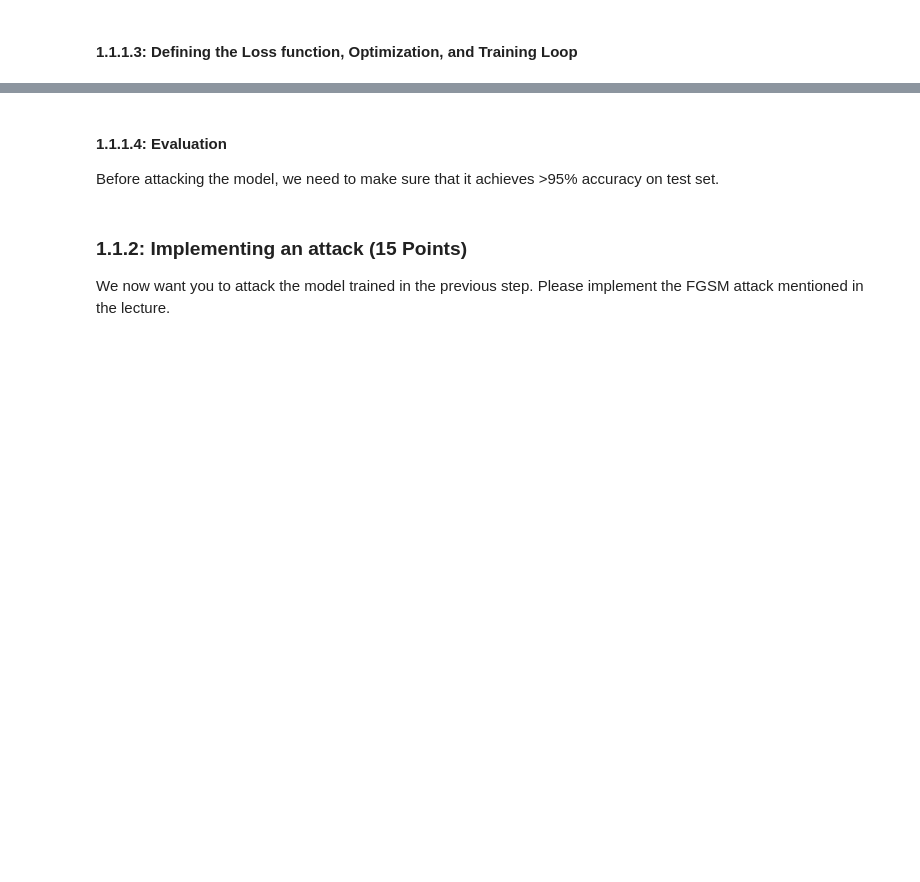
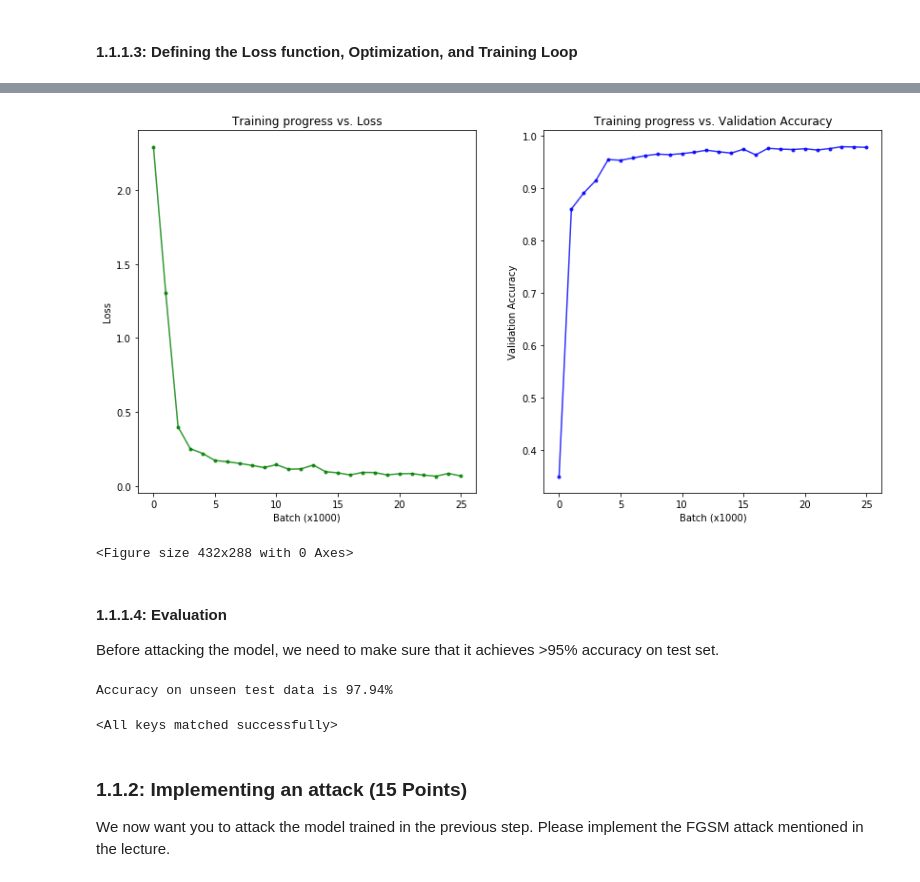
Before and after one commit to muhammadyaseen/mlcysecproj3, a Jupyter notebook: Project3_Notebook.ipynb, the cells around one changed output, grey strips where cells are left out. Drawn from its saved outputs; the diff is of its cells as text; code cells hidden in the pictures; blank space fills up the shorter version.

Commit message:
add save/load victim model functionality

```diff
--- a/Project3_Notebook.ipynb
+++ b/Project3_Notebook.ipynb
@@ -144,6 +170,7 @@ Load and process MNIST data
 # Loading MNIST data
 BATCH_SIZE = 4
 VALIDATION_FRACTION = 0.1
+EPOCHS = 2
 CLASSES = [str(i) for i in range(0,10)]
 
 tsfms = transforms.Compose([
@@ -174,13 +201,6 @@ val_sampler = SubsetRandomSampler(val_indices)
 mnist_train_data_loader = torch.utils.data.DataLoader(mnist_train_data, batch_size=BATCH_SIZE, sampler=train_sampler)
 mnist_val_data_loader   = torch.utils.data.DataLoader(mnist_val_data, batch_size=BATCH_SIZE, sampler=val_sampler)
 mnist_test_data_loader  = torch.utils.data.DataLoader(mnist_test_data, batch_size=BATCH_SIZE, shuffle=False)
-
-# getting whole data into tensors/arrays
-# since some sklearn requires matrix instead of torch dataloaders.
-x_trainval, y_trainval = data_to_arrays(mnist_train_data)
-x_test, y_test = data_to_arrays(mnist_test_data)
-print('x_trainval.shape = {},  y_trainval.shape = {}'.format(x_trainval.shape, y_trainval.shape))
-print('x_test.shape = {},  y_test.shape = {}'.format(x_test.shape, y_test.shape))
 # %% [markdown]
 #### 1.1.1.2: Defining the Model
 
@@ -300,10 +320,14 @@ optimizer = optim.SGD(cnn_model.parameters(), lr=0.001, momentum=0.9)
 running_loss = 0.0
 val_acc_history = []
 loss_history = []
+
+best_model = None
+best_val_acc = None
 # the training loop
 for epoch in range(EPOCHS):
 
-    for i, data in enumerate(mnist_train_data_loader, 0):
+    print("Epoch [{} / {}]".format(epoch+1, EPOCHS))
+    for i, data in tqdm(enumerate(mnist_train_data_loader, 0)):
 
         inputs, labels = data
         optimizer.zero_grad()
@@ -329,31 +367,36 @@ print("Finished training")
 # %%
 # Visualize trainset performance
 
 # plot loss curve per 1000 batches (per 4000 examples if BS = 4)
 # Note: we didn't plot it against num_epochs because we didn't run many epochs as network
 # converges after 1 or 2. We thought it would be more interesting to see trends b/w batches.
-
-plt.plot(range(len(loss_history)), loss_history,
+fig, ax = plt.subplots(ncols=2, figsize=(14,7))
+ax[0].plot(range(len(loss_history)), loss_history,
          color='g', alpha=0.8, marker='.')
-plt.gca().set(
+ax[0].set(
     xlabel='Batch (x1000)',
     ylabel='Loss',
     title='Training progress vs. Loss')
-plt.show()
 
 
 # plot val acc per 1000 batches (per 4000 examples if BS = 4)
-plt.plot(range(len(val_acc_history)), val_acc_history,
+ax[1].plot(range(len(val_acc_history)), val_acc_history,
          color='b', alpha=0.8, marker='.')
-plt.gca().set(
+ax[1].set(
     xlabel='Batch (x1000)',
     ylabel='Validation Accuracy',
     title='Training progress vs. Validation Accuracy')
 plt.show()
+plt.tight_layout()
+# %% [output]
+[figure, added]
+<Figure size 432x288 with 0 Axes>
 # %% [markdown]
 #### 1.1.1.4: Evaluation
 
 Before attacking the model, we need to make sure that it achieves >95% accuracy on test set.
 # %%
-accuracy, incorrect_predictions = test_model(loaded_model, is_test_set=True, verbose=False)
+accuracy, incorrect_predictions = test_model(cnn_model, is_test_set=True, verbose=False)
 print('Accuracy on unseen test data is {0}%'.format(accuracy*100))
+# %% [output]
+Accuracy on unseen test data is 97.94%
@@ -360,3 +407,10 @@ print('Accuracy on unseen test data is {0}%'.format(accuracy*100))
+# %%
+# load the trained model
+MODEL_LOAD_PATH = './victim-model.pth'
+victim_model = CNNModel()
+victim_model.load_state_dict(torch.load(MODEL_LOAD_PATH))
+# %% [output]
+<All keys matched successfully>
 # %% [markdown]
 ### 1.1.2: Implementing an attack (15 Points)
 
```
Also changed, not shown: parts of 5 cells of this notebook, 1 other file.
